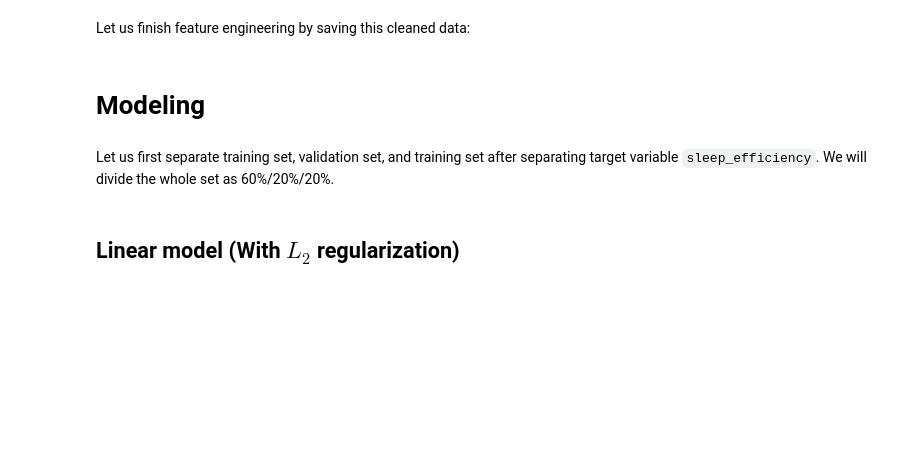
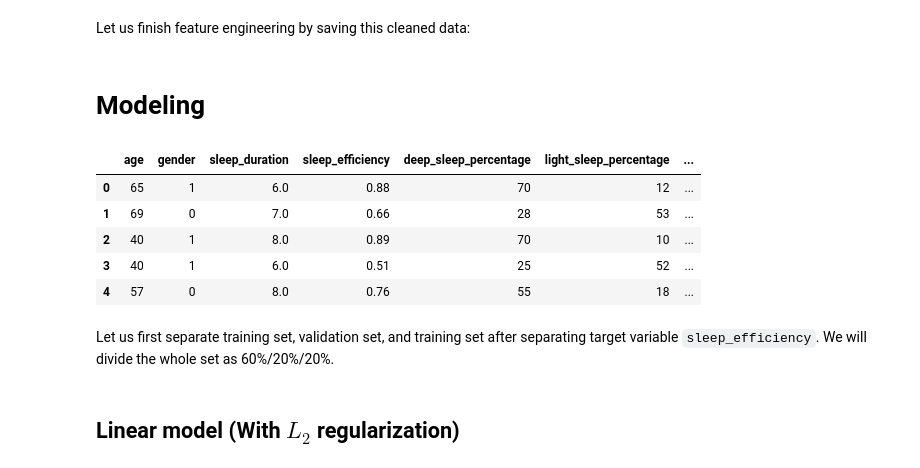
Before and after one commit to hyunwoooh5/sleep-efficiency, a Jupyter notebook: notebook/notebook.ipynb, the cells around one changed output. Drawn from its saved outputs; the diff is of its cells as text; code cells hidden in the pictures; blank space fills up the shorter version.

```diff
--- a/notebook/notebook.ipynb
+++ b/notebook/notebook.ipynb
@@ -290,6 +290,15 @@ df.to_csv("../data/sleep-efficiency_cleaned.csv")
 # Modeling
 # %%
 df = pd.read_csv("../data/sleep-efficiency_cleaned.csv")
+# %%
+df.head()
+# %% [output]
+|  | age | gender | sleep_duration | sleep_efficiency | deep_sleep_percentage | light_sleep_percentage | ... |
+| 0 | 65 | 1 | 6.0 | 0.88 | 70 | 12 | ... |
+| 1 | 69 | 0 | 7.0 | 0.66 | 28 | 53 | ... |
+| 2 | 40 | 1 | 8.0 | 0.89 | 70 | 10 | ... |
+| 3 | 40 | 1 | 6.0 | 0.51 | 25 | 52 | ... |
+| 4 | 57 | 0 | 8.0 | 0.76 | 55 | 18 | ... |
 # %% [markdown]
 Let us first separate training set, validation set, and training set after separating target variable `sleep_efficiency`. We will divide the whole set as 60%/20%/20%.
 # %%
```
Also changed, not shown: parts of 31 cells of this notebook, 13 other files.
